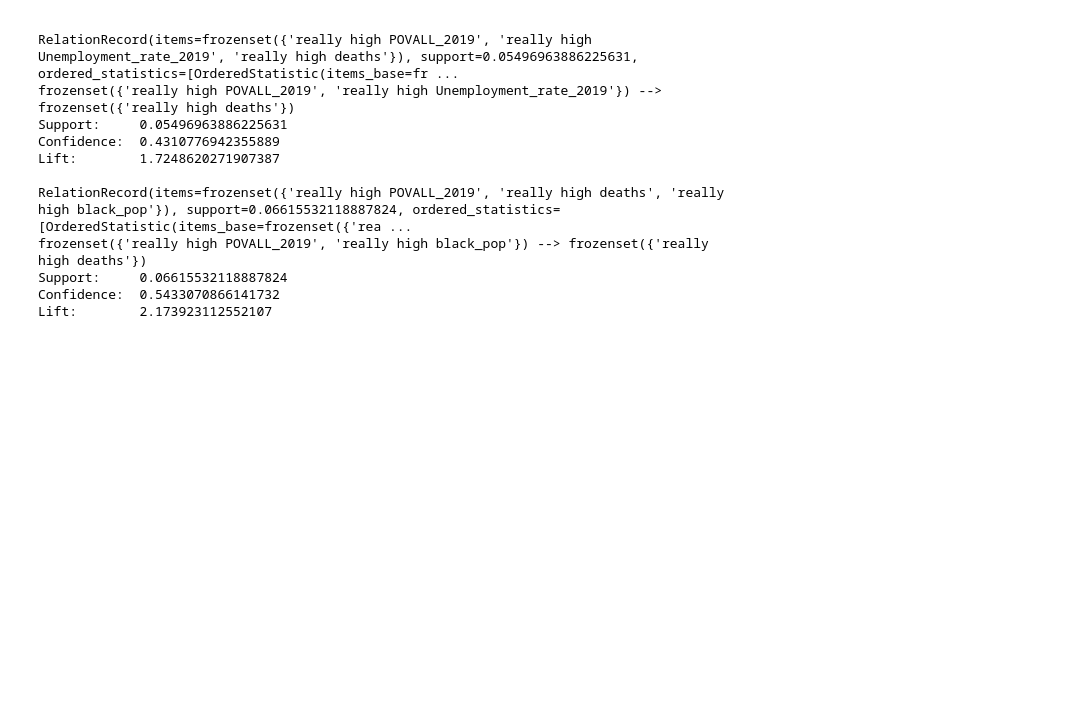
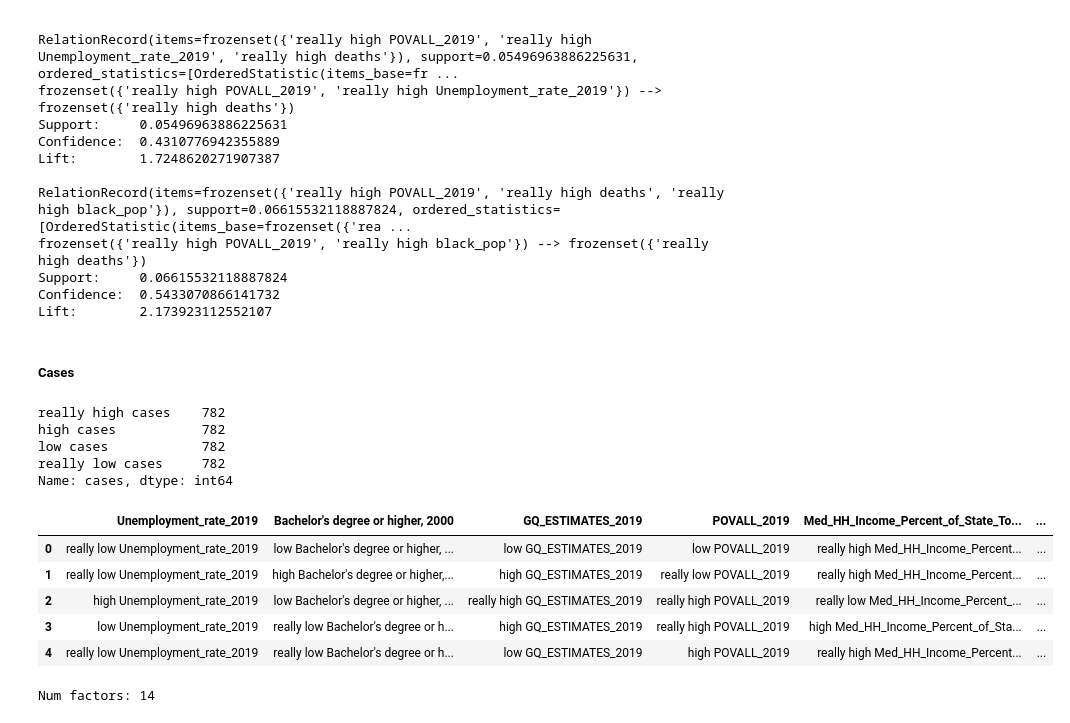
Before and after one commit to rupaltotale/CovidData, a Jupyter notebook: Covid_Spread_Analysis.ipynb, the cells around one changed output. Cells and saved outputs as stored; diff of their text form; code cells hidden in the pictures; blank space fills up the shorter version.

```diff
--- a/Covid_Spread_Analysis.ipynb
+++ b/Covid_Spread_Analysis.ipynb
@@ -978,3 +998,34 @@ frozenset({'really high POVALL_2019', 'really high black_pop'}) --> frozenset({'
 Support:     0.06615532118887824
 Confidence:  0.5433070866141732
 Lift:        2.173923112552107
+# %% [markdown]
+##### Cases
+# %%
+# Limit to fewer factors for better results
+factors = ["Unemployment_rate_2019",
+           "Bachelor's degree or higher, 2000",
+           "GQ_ESTIMATES_2019",
+           "POVALL_2019",
+           "Med_HH_Income_Percent_of_State_Total_2019",
+           "hisp_pop", "black_pop", "white_pop",
+           "NEVER", "RARELY", "SOMETIMES", "FREQUENTLY", "ALWAYS"]
+# %%
+df = categorize_numeric_factors(df_all, factors + ["cases"])
+print(df["cases"].value_counts())
+df.head()
+# %% [output]
+really high cases    782
+high cases           782
+low cases            782
+really low cases     782
+Name: cases, dtype: int64
+|  | Unemployment_rate_2019 | Bachelor's degree or higher, 2000 | GQ_ESTIMATES_2019 | POVALL_2019 | Med_HH_Income_Percent_of_State_To... | ... |
+| 0 | really low Unemployment_rate_2019 | low Bachelor's degree or higher, ... | low GQ_ESTIMATES_2019 | low POVALL_2019 | really high Med_HH_Income_Percent... | ... |
+| 1 | really low Unemployment_rate_2019 | high Bachelor's degree or higher,... | high GQ_ESTIMATES_2019 | really low POVALL_2019 | really high Med_HH_Income_Percent... | ... |
+| 2 | high Unemployment_rate_2019 | low Bachelor's degree or higher, ... | really high GQ_ESTIMATES_2019 | really high POVALL_2019 | really low Med_HH_Income_Percent_... | ... |
+| 3 | low Unemployment_rate_2019 | really low Bachelor's degree or h... | high GQ_ESTIMATES_2019 | really high POVALL_2019 | high Med_HH_Income_Percent_of_Sta... | ... |
+| 4 | really low Unemployment_rate_2019 | really low Bachelor's degree or h... | low GQ_ESTIMATES_2019 | high POVALL_2019 | really high Med_HH_Income_Percent... | ... |
+# %%
+association_results = get_association_rules(df, 0.4)
+# %% [output]
+Num factors: 14
```
Also changed, not shown: parts of 14 cells of this notebook.
